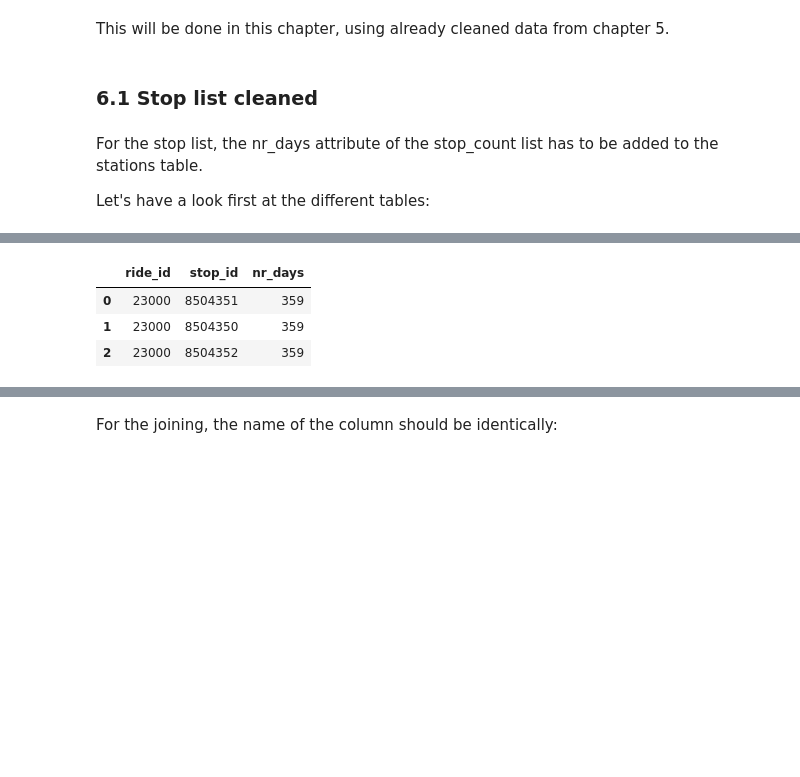
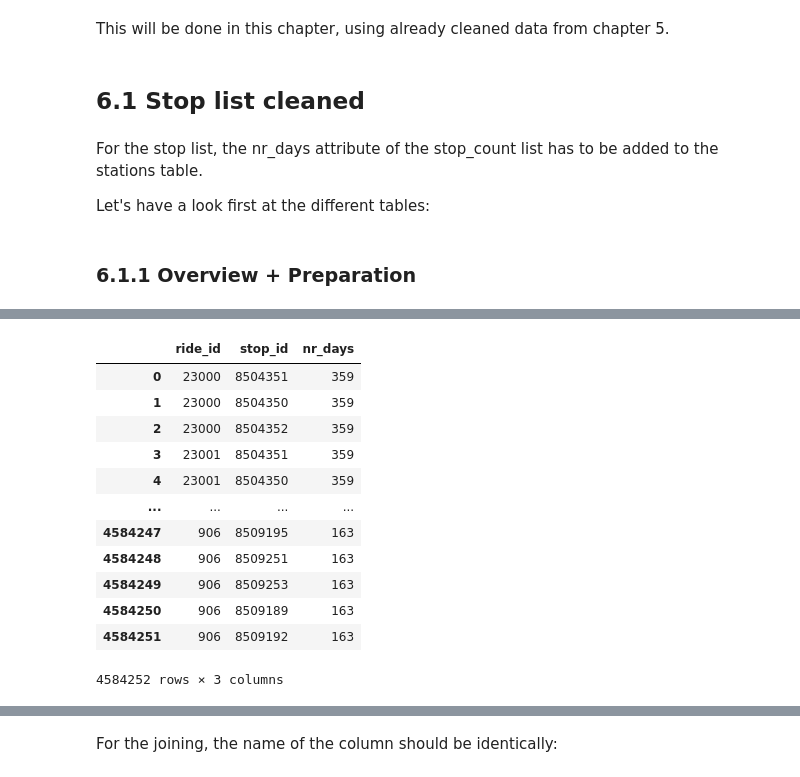
Before and after one commit to Icelander169/MasterThesis, a Jupyter notebook: 01_Reading_Cleaning_Data.ipynb, the cells around one changed output, grey strips where cells are left out. Drawn from its saved outputs; the diff is of its cells as text; code cells hidden in the pictures; blank space fills up the shorter version.

```diff
--- a/01_Reading_Cleaning_Data.ipynb
+++ b/01_Reading_Cleaning_Data.ipynb
@@ -1085,11 +1951,13 @@ In the case of the stop list cleaned and the distances, the desired goal entitie
 # %% [markdown]
 This will be done in this chapter, using already cleaned data from chapter 5.
 # %% [markdown]
-### **6.1 Stop list cleaned**
+## **6.1 Stop list cleaned**
 # %% [markdown]
 For the stop list, the nr_days attribute of the stop_count list has to be added to the stations table.
 
 Let's have a look first at the different tables:
+# %% [markdown]
+### 6.1.1 Overview + Preparation
 # %%
 stations = pd.read_csv("../Data/Cleaned/stations.csv")
 stations[:3]
@@ -1100,10 +1968,19 @@ stations[:3]
 | 2 | 8576958 | Aadorf, Matthofstrasse | 3 | TG | 4551.0 | Aadorf | Bus | PAG | 2710483 | 1260407 |
 # %%
 stations_stops = pd.read_csv("../Data/Cleaned/stop_count.csv")
-stations_stops[:3]
+stations_stops
 # %% [output]
 |  | ride_id | stop_id | nr_days |
 | 0 | 23000 | 8504351 | 359 |
 | 1 | 23000 | 8504350 | 359 |
 | 2 | 23000 | 8504352 | 359 |
+| 3 | 23001 | 8504351 | 359 |
+| 4 | 23001 | 8504350 | 359 |
+| ... | ... | ... | ... |
+| 4584247 | 906 | 8509195 | 163 |
+| 4584248 | 906 | 8509251 | 163 |
+| 4584249 | 906 | 8509253 | 163 |
+| 4584250 | 906 | 8509189 | 163 |
+| 4584251 | 906 | 8509192 | 163 |
+4584252 rows × 3 columns
 # %%
```
Also changed, not shown: parts of 348 cells of this notebook.
